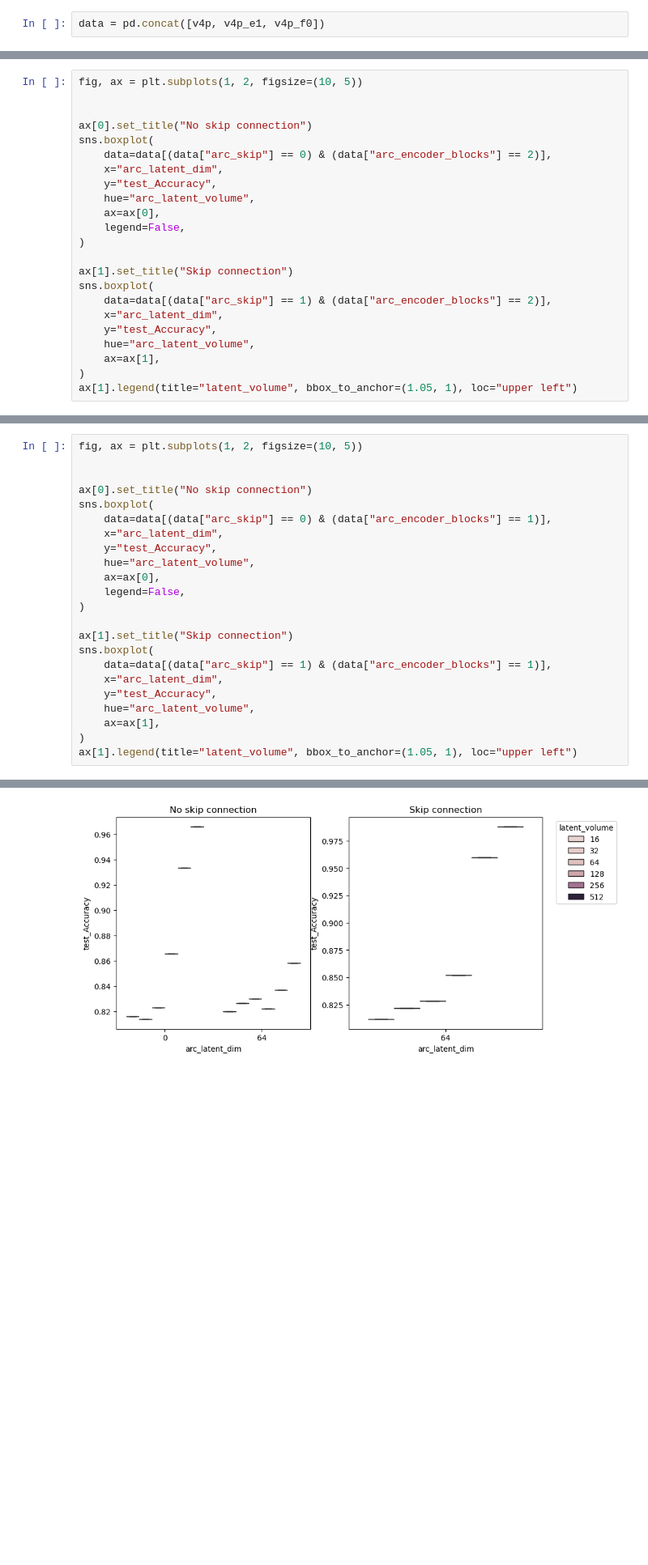
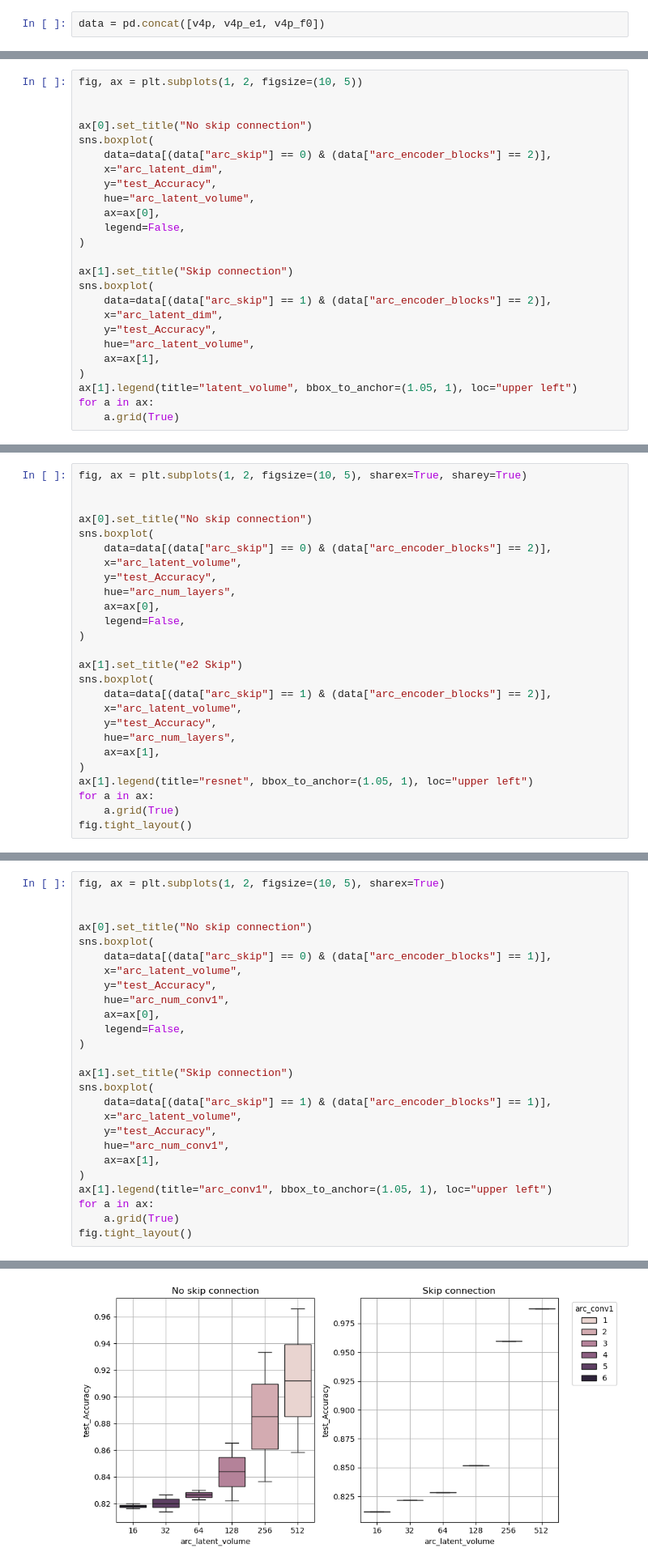
Before and after one commit to Gisch97/RNA-analysis, a Jupyter notebook: AEseq2seq/notebooks/Unet/selection/comparate.ipynb, the cells around one changed output, grey strips where cells are left out. Shown at 81% size. Cells and saved outputs as stored; diff of their text form; blank space fills up the shorter version.

```diff
--- a/AEseq2seq/notebooks/Unet/selection/comparate.ipynb
+++ b/AEseq2seq/notebooks/Unet/selection/comparate.ipynb
@@ -98,4 +156,6 @@ sns.boxplot(
     ax=ax[1],
 )
 ax[1].legend(title="latent_volume", bbox_to_anchor=(1.05, 1), loc="upper left")
+for a in ax:
+    a.grid(True)
 # %% [output]
@@ -119,0 +163,26 @@ data[(data["arc_skip"] == 1) & (data["arc_encoder_blocks"] == 2)]
+# %%
+fig, ax = plt.subplots(1, 2, figsize=(10, 5), sharex=True, sharey=True)
+
+
+ax[0].set_title("No skip connection")
+sns.boxplot(
+    data=data[(data["arc_skip"] == 0) & (data["arc_encoder_blocks"] == 2)],
+    x="arc_latent_volume",
+    y="test_Accuracy",
+    hue="arc_num_layers",
+    ax=ax[0],
+    legend=False,
+)
+
+ax[1].set_title("e2 Skip")
+sns.boxplot(
+    data=data[(data["arc_skip"] == 1) & (data["arc_encoder_blocks"] == 2)],
+    x="arc_latent_volume",
+    y="test_Accuracy",
+    hue="arc_num_layers",
+    ax=ax[1],
+)
+ax[1].legend(title="resnet", bbox_to_anchor=(1.05, 1), loc="upper left")
+for a in ax:
+    a.grid(True)
+fig.tight_layout()
@@ -120,13 +191,13 @@ data[(data["arc_skip"] == 1) & (data["arc_encoder_blocks"] == 2)]
 # %%
-fig, ax = plt.subplots(1, 2, figsize=(10, 5))
+fig, ax = plt.subplots(1, 2, figsize=(10, 5), sharex=True)
 
 
 ax[0].set_title("No skip connection")
 sns.boxplot(
     data=data[(data["arc_skip"] == 0) & (data["arc_encoder_blocks"] == 1)],
-    x="arc_latent_dim",
+    x="arc_latent_volume",
     y="test_Accuracy",
-    hue="arc_latent_volume",
+    hue="arc_num_conv1",
     ax=ax[0],
     legend=False,
 )
@@ -134,10 +205,13 @@ sns.boxplot(
 ax[1].set_title("Skip connection")
 sns.boxplot(
     data=data[(data["arc_skip"] == 1) & (data["arc_encoder_blocks"] == 1)],
-    x="arc_latent_dim",
+    x="arc_latent_volume",
     y="test_Accuracy",
-    hue="arc_latent_volume",
+    hue="arc_num_conv1",
     ax=ax[1],
 )
-ax[1].legend(title="latent_volume", bbox_to_anchor=(1.05, 1), loc="upper left")
+ax[1].legend(title="arc_conv1", bbox_to_anchor=(1.05, 1), loc="upper left")
+for a in ax:
+    a.grid(True)
+fig.tight_layout()
 # %% [output]
@@ -145 +218 @@ ax[1].legend(title="latent_volume", bbox_to_anchor=(1.05, 1), loc="upper left")
-[figure, old version]
+[figure, new version]
```
Also changed, not shown: parts of 15 cells of this notebook, 7 other files.
